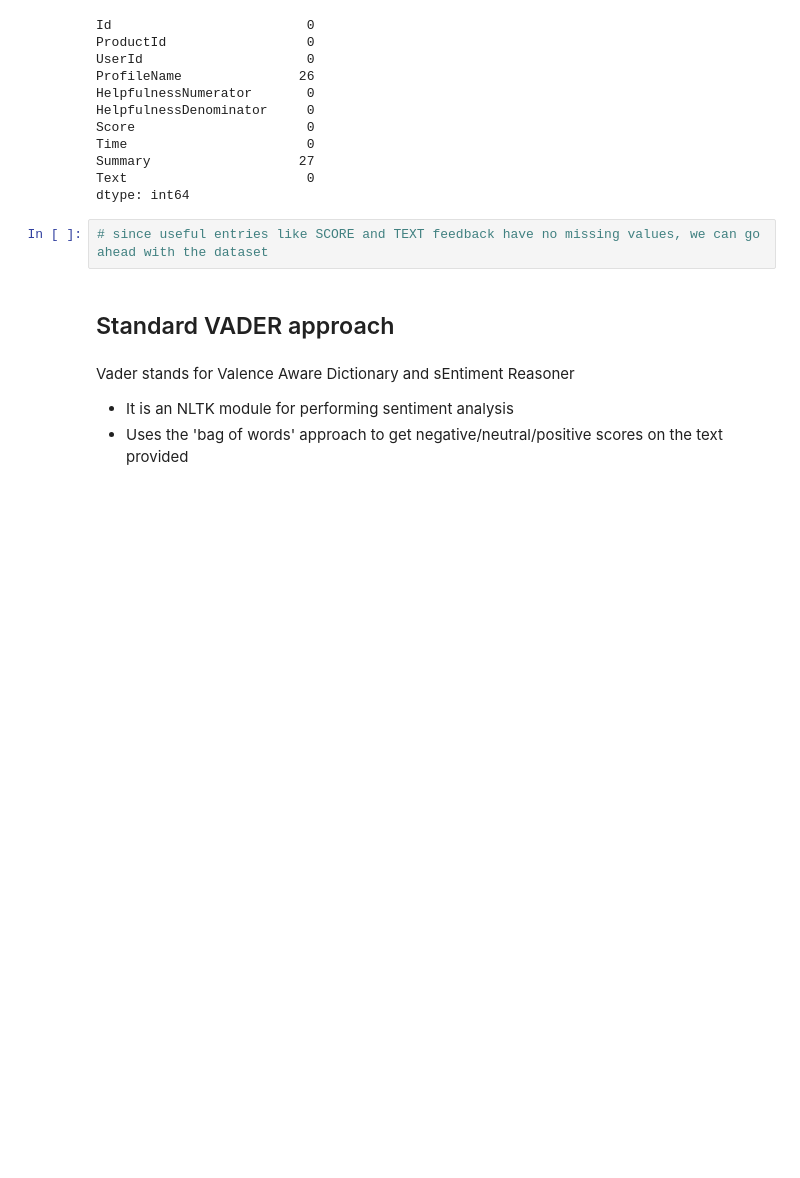
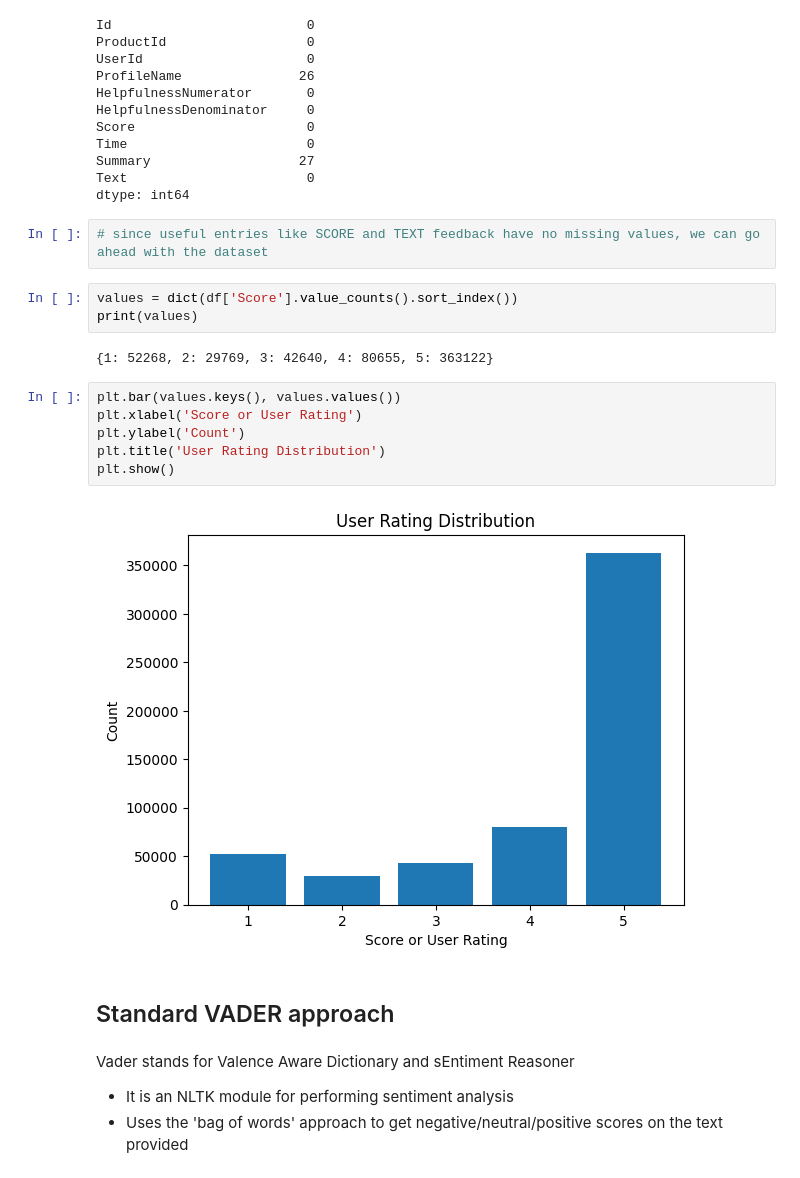
Before and after one commit to Arnava-03/sentiment_analysis_Amazon_review, a Jupyter notebook: sentiment_analysis.ipynb, the cells around one changed output. Saved outputs shown, nothing was run; the diff lists cells and outputs as text; blank space fills up the shorter version.

```diff
--- a/sentiment_analysis.ipynb
+++ b/sentiment_analysis.ipynb
@@ -57,6 +58,19 @@ Text                       0
 dtype: int64
 # %%
 # since useful entries like SCORE and TEXT feedback have no missing values, we can go ahead with the dataset
+# %%
+values = dict(df['Score'].value_counts().sort_index())
+print(values)
+# %% [output]
+{1: 52268, 2: 29769, 3: 42640, 4: 80655, 5: 363122}
+# %%
+plt.bar(values.keys(), values.values())
+plt.xlabel('Score or User Rating')
+plt.ylabel('Count')
+plt.title('User Rating Distribution')
+plt.show()
+# %% [output]
+[figure, added]
 # %% [markdown]
 ## Standard VADER approach
 # %% [markdown]
```
Also changed, not shown: parts of 4 cells of this notebook.
